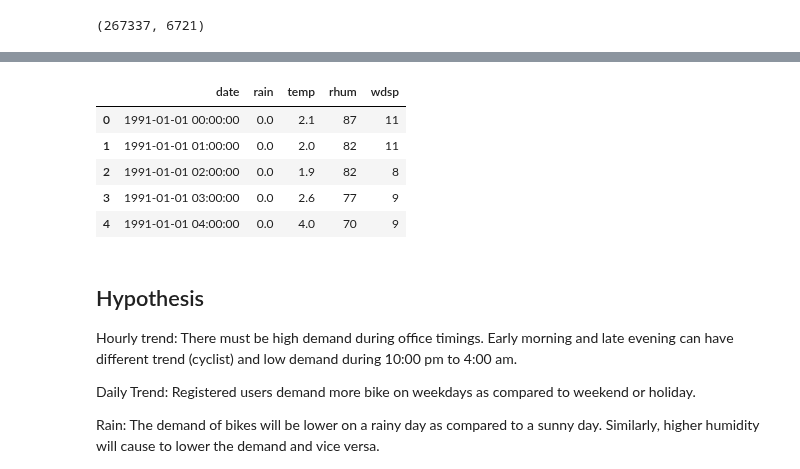
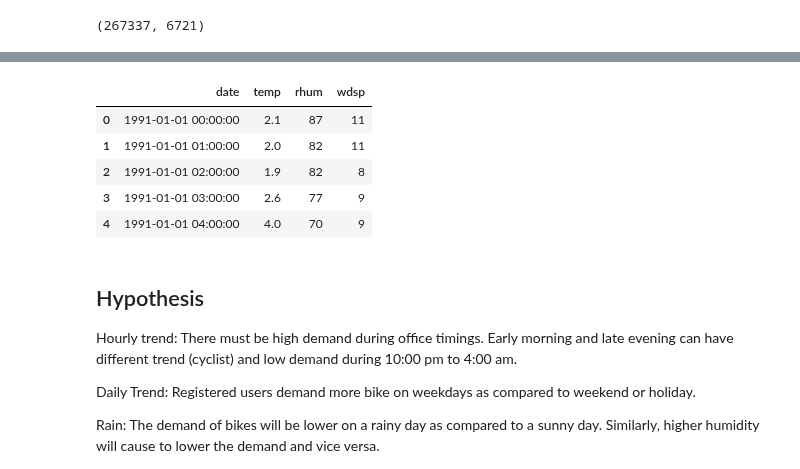
Before and after one commit to pessini/moby-bikes, a Jupyter notebook: notebooks/moby-demand-predicition.ipynb, the cells around one changed output, grey strips where cells are left out. Cells and saved outputs as stored; diff of their text form; code cells hidden in the pictures.

```diff
--- a/notebooks/moby-demand-predicition.ipynb
+++ b/notebooks/moby-demand-predicition.ipynb
@@ -232,15 +212,15 @@ memory usage: 42.8+ MB
 # %%
-columns_to_drop = ['ind','ind.1','ind.2','ind.3','wetb','dewpt','vappr','msl','ind.4','wddir','ww','w','sun','vis','clht','clamt']
+columns_to_drop = ['ind','rain','ind.1','ind.2','ind.3','wetb','dewpt','vappr','msl','ind.4','wddir','ww','w','sun','vis','clht','clamt']
 weather_data = dublin_airport_weather_hourly.drop(columns=columns_to_drop)
 
 weather_data.head()
 # %% [output]
-|  | date | rain | temp | rhum | wdsp |
-| 0 | 1991-01-01 00:00:00 | 0.0 | 2.1 | 87 | 11 |
-| 1 | 1991-01-01 01:00:00 | 0.0 | 2.0 | 82 | 11 |
-| 2 | 1991-01-01 02:00:00 | 0.0 | 1.9 | 82 | 8 |
-| 3 | 1991-01-01 03:00:00 | 0.0 | 2.6 | 77 | 9 |
-| 4 | 1991-01-01 04:00:00 | 0.0 | 4.0 | 70 | 9 |
+|  | date | temp | rhum | wdsp |
+| 0 | 1991-01-01 00:00:00 | 2.1 | 87 | 11 |
+| 1 | 1991-01-01 01:00:00 | 2.0 | 82 | 11 |
+| 2 | 1991-01-01 02:00:00 | 1.9 | 82 | 8 |
+| 3 | 1991-01-01 03:00:00 | 2.6 | 77 | 9 |
+| 4 | 1991-01-01 04:00:00 | 4.0 | 70 | 9 |
 # %% [markdown]
 ## Hypothesis
 
```
Also changed, not shown: parts of 1 cell of this notebook.
